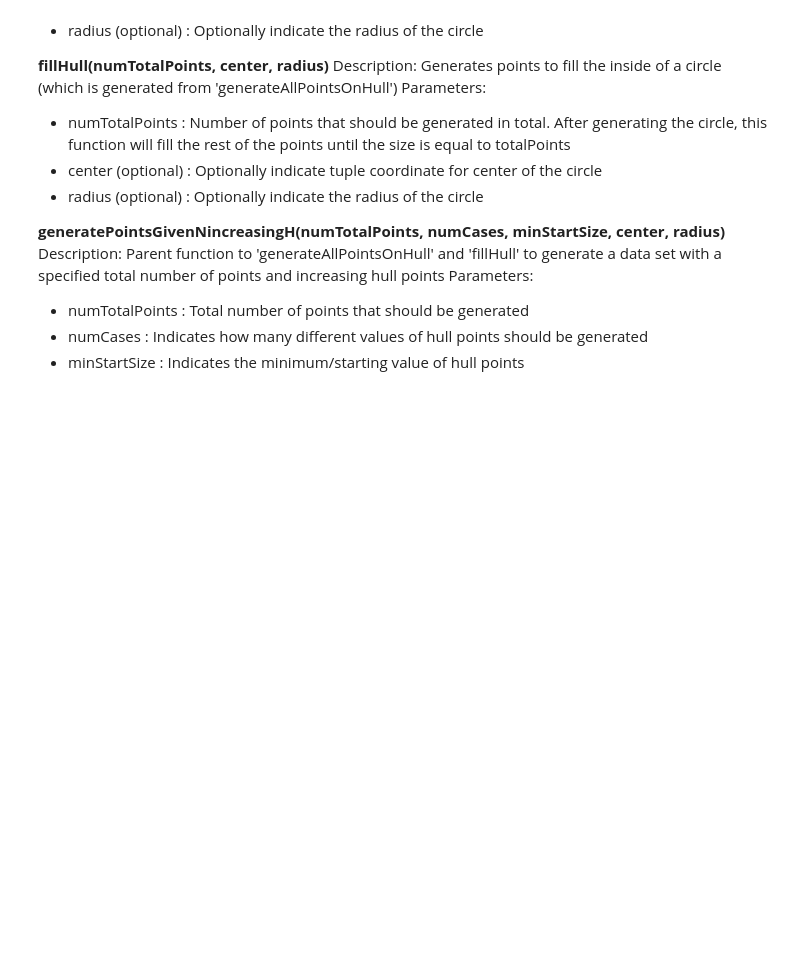
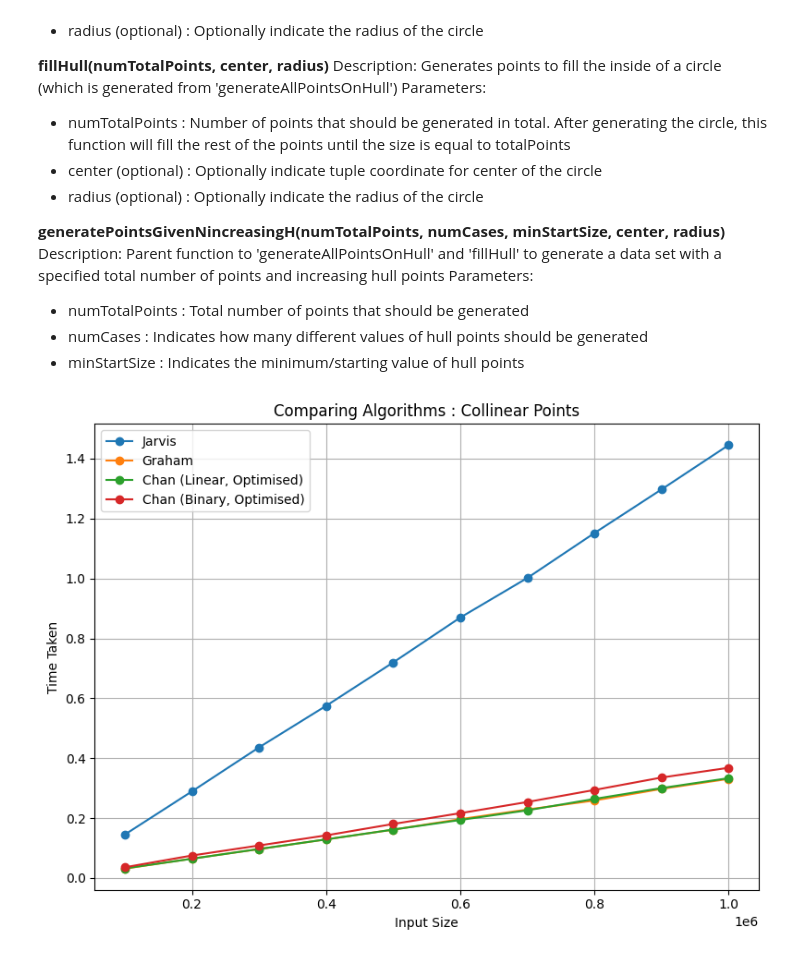
Before and after one commit to dp-IED/AlgorithmsConvexHull, a Jupyter notebook: framework.ipynb, the cells around one changed output. Cells and saved outputs as stored; diff of their text form; code cells hidden in the pictures; blank space fills up the shorter version.

```diff
--- a/framework.ipynb
+++ b/framework.ipynb
@@ -49,11 +74,16 @@ def binarySearch(subHull, curPoint):
             return findFurthest(curPoint, [subHull[0], subHull[1]])
 
     pointer = 0
-    stepSize = max(hullSize >> 1, 1)
+    # stepSize = max(hullSize >> 1, 1)
+    stepSize = hullSize >> 1
+    if stepSize == 0:
+        stepSize = 1
 
     while True:
         pointerChanged = False
-        stepSize = max(stepSize >> 1, 1)
+        # stepSize = max(stepSize >> 1, 1)
+        if stepSize != 1:
+            stepSize >>= 1
 
         for operation in [+1, -1]:
             nextPointer = (pointer + operation) % hullSize
@@ -492,7 +522,7 @@ class ExperimentalFramework():
     def __init__(self):
         self.testGen = TestDataGenerator()
 
-        #Lists to store Convex Hull points returned Algorithms
+        #Lists to store Convex Hull points generated from the respective algorithms
         self.jarvisBorder = []
         self.grahamBorder = []
         self.optLinearChanBorder = []
@@ -521,7 +551,7 @@ class ExperimentalFramework():
         return (end - start)
 
 
-    def runOptBinaryChan(self, points, groupSize=-1):# Opt means Optimised - A optimised m-value is chosen instead of basing off of h. M is calculated through the total number of input values
+    def runOptBinaryChan(self, points, groupSize=-1):
         if groupSize == -1:
             groupSize = getGroupSize(len(points))
 
@@ -541,7 +571,7 @@ class ExperimentalFramework():
         return (end - start)
 
 
-    def runDynBinaryChan(self, points): # Dyn means Dynamic - m is found dynamically through doubling 2**2**t
+    def runDynBinaryChan(self, points):
         start = timeit.default_timer()
         self.dynBinaryChanBorder = dynamicBinaryChan(points)
         end = timeit.default_timer()
@@ -686,7 +716,6 @@ class ExperimentalFramework():
                 if withDynamicChan:
                     dynLinearChanTimes.append(self.runDynLinearChan(self.testGen.points))
                     dynBinaryChanTimes.append(self.runDynBinaryChan(self.testGen.points))
-                print(len(self.grahamBorder))
 
             times[0].append(sorted(jarvisTimes)[repeats//2])
             times[1].append(sorted(grahamTimes)[repeats//2])
@@ -810,7 +839,7 @@ class ExperimentalFramework():
             optBinaryChanTimes = []
             dynLinearChanTimes = []
             dynBinaryChanTimes = []
-            self.testGen.genHorizontalLine(inputSize)
+            self.testGen.generateHorizontalLine(inputSize)
             for _ in range(repeats):
                 jarvisTimes.append(self.runJarvis(self.testGen.points))
                 grahamTimes.append(self.runGraham(self.testGen.points))
@@ -847,7 +876,7 @@ class ExperimentalFramework():
 
 
     # Plots a graph of Group Size against Time Taken for Binary Chan t find the Optimal Group Size
-    def findingBinaryChanOptimalGroupSize(self, inputSize, repeats, groupSizes, minHullPoints):
+    def findingChanOptimalGroupSize(self, inputSize, repeats, groupSizes, minHullPoints):
         results = []
         self.testGen.generatePointsGivenNh(inputSize, 1, minHullPoints)
         numHullPoints = 0
@@ -865,4 +894,6 @@ gen = TestDataGenerator()
 # %%
 # test.compareAlgos(5, [i for i in range(100000, 1100000, 100000)], 0, False)
 # %%
-test.compareAllCollinear([i for i in range(1000000, 10000000, 1000000)], 5, False)
+test.compareAllCollinear([i for i in range(100000, 1100000, 100000)], 3)
+# %% [output]
+[figure, added]
```
Also changed, not shown: parts of 1 cell of this notebook.
